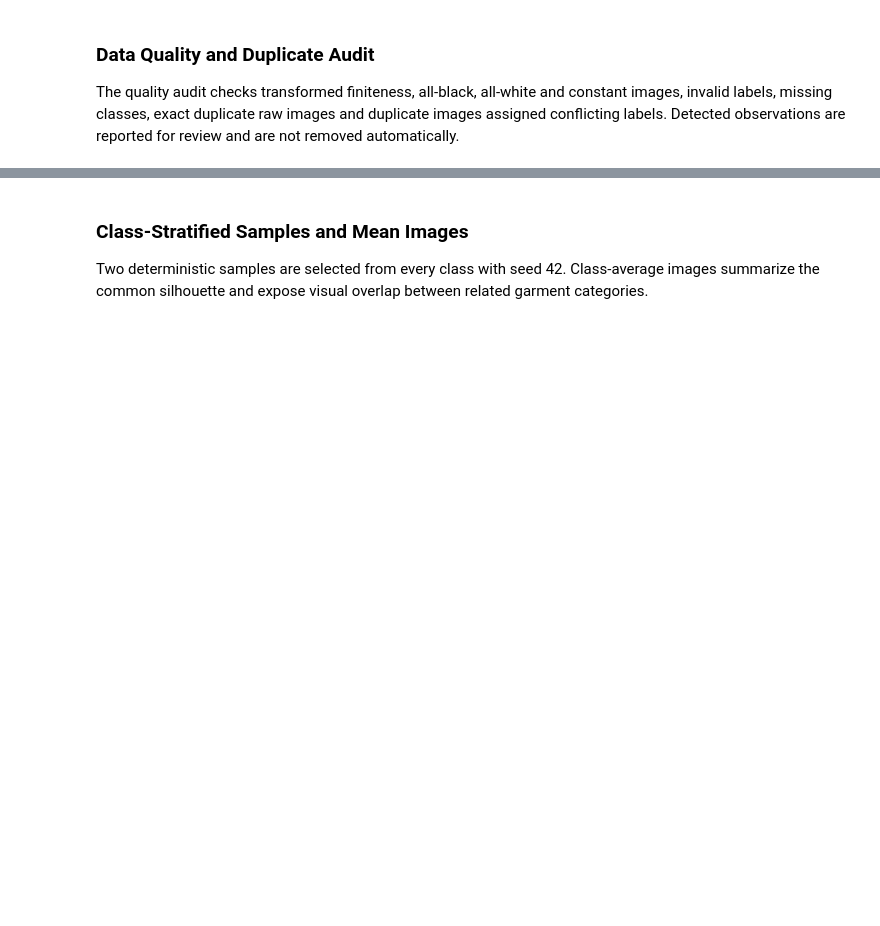
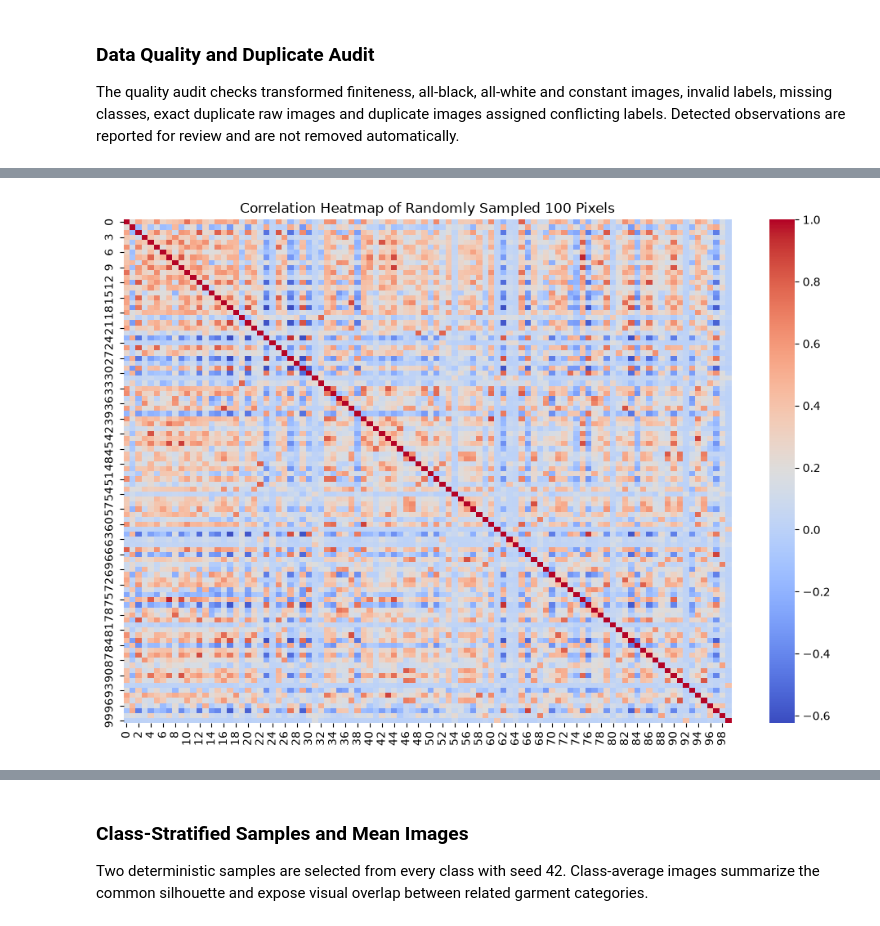
Before and after one commit to TiCoder-coder/TOTAL_LABPARACTICE_FOR_DEEP_LEARNING, a Jupyter notebook: total_practice/practice_1/practice_1.ipynb, the cells around one changed output, grey strips where cells are left out. Saved outputs shown, nothing was run; the diff lists cells and outputs as text; code cells hidden in the pictures; blank space fills up the shorter version.

```diff
--- a/total_practice/practice_1/practice_1.ipynb
+++ b/total_practice/practice_1/practice_1.ipynb
@@ -277,0 +365,12 @@ assert quality['conflicting_label_group_count'] == 0
+# %%
+np.random.seed(42)
+random_indices = np.random.choice(784, 100, replace=False)
+corr_random_100 = np.corrcoef(X_flatten[:, random_indices], rowvar=False)
+
+plt.figure(figsize=(12, 8))
+
+sns.heatmap(corr_random_100, cmap='coolwarm', annot=False)
+plt.title("Correlation Heatmap of Randomly Sampled 100 Pixels")
+plt.show()
+# %% [output]
+[figure, added]
```
Also changed, not shown: parts of 24 cells of this notebook.
